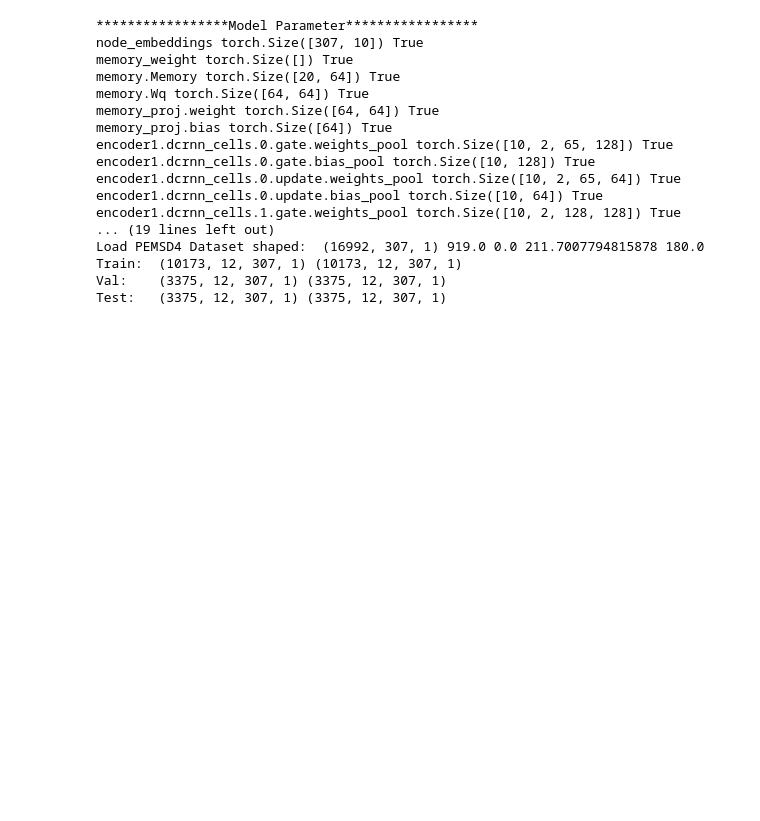
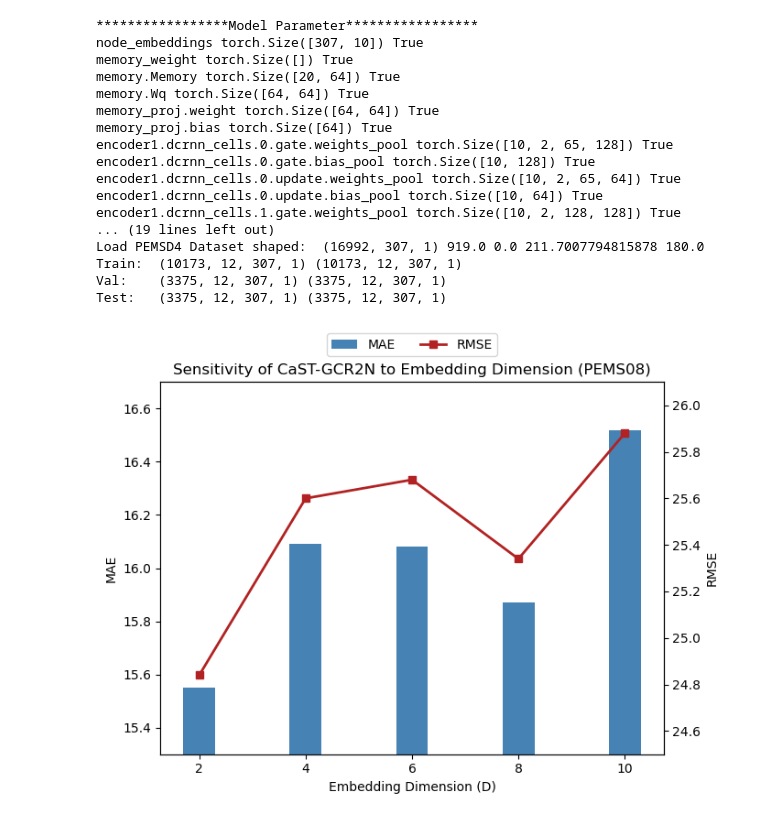
Before and after one commit to HodaMehr2000/CaST-GCRN, a Jupyter notebook: Untitled.ipynb, the cells around one changed output. Cells and saved outputs as stored; diff of their text form; code cells hidden in the pictures; blank space fills up the shorter version.

```diff
--- a/Untitled.ipynb
+++ b/Untitled.ipynb
@@ -243,3 +243,35 @@ elif args.mode.lower() == 'test':
     trainer.test(model, trainer.args, test_loader, scaler, trainer.logger)
 else:
     raise ValueError("Invalid mode specified: {}".format(args.mode))
+# %%
+import matplotlib.pyplot as plt
+
+# داده‌ها
+D = [2, 4, 6, 8, 10]
+MAE = [15.55, 16.09, 16.08, 15.87, 16.52]
+RMSE = [24.84, 25.60, 25.68, 25.34, 25.88]
+
+fig, ax1 = plt.subplots(figsize=(7,5))
+
+# ستون‌های MAE
+bar_width = 0.6
+bars = ax1.bar(D, MAE, bar_width, color='steelblue', label='MAE')
+ax1.set_xlabel("Embedding Dimension (D)")
+ax1.set_ylabel("MAE")
+ax1.set_xticks(D)
+ax1.set_ylim(15.3, 16.7)
+
+# محور دوم برای RMSE
+ax2 = ax1.twinx()
+ax2.plot(D, RMSE, marker='s', color='firebrick', linewidth=2, label='RMSE')
+ax2.set_ylabel("RMSE")
+ax2.set_ylim(24.5, 26.1)
+
+# اضافه کردن legend
+fig.legend(loc="upper center", bbox_to_anchor=(0.5, 1.05), ncol=2)
+
+plt.title("Sensitivity of CaST-GCR2N to Embedding Dimension (PEMS08)")
+plt.tight_layout()
+plt.show()
+# %% [output]
+[figure, added]
```
Also changed, not shown: 1 other file.
